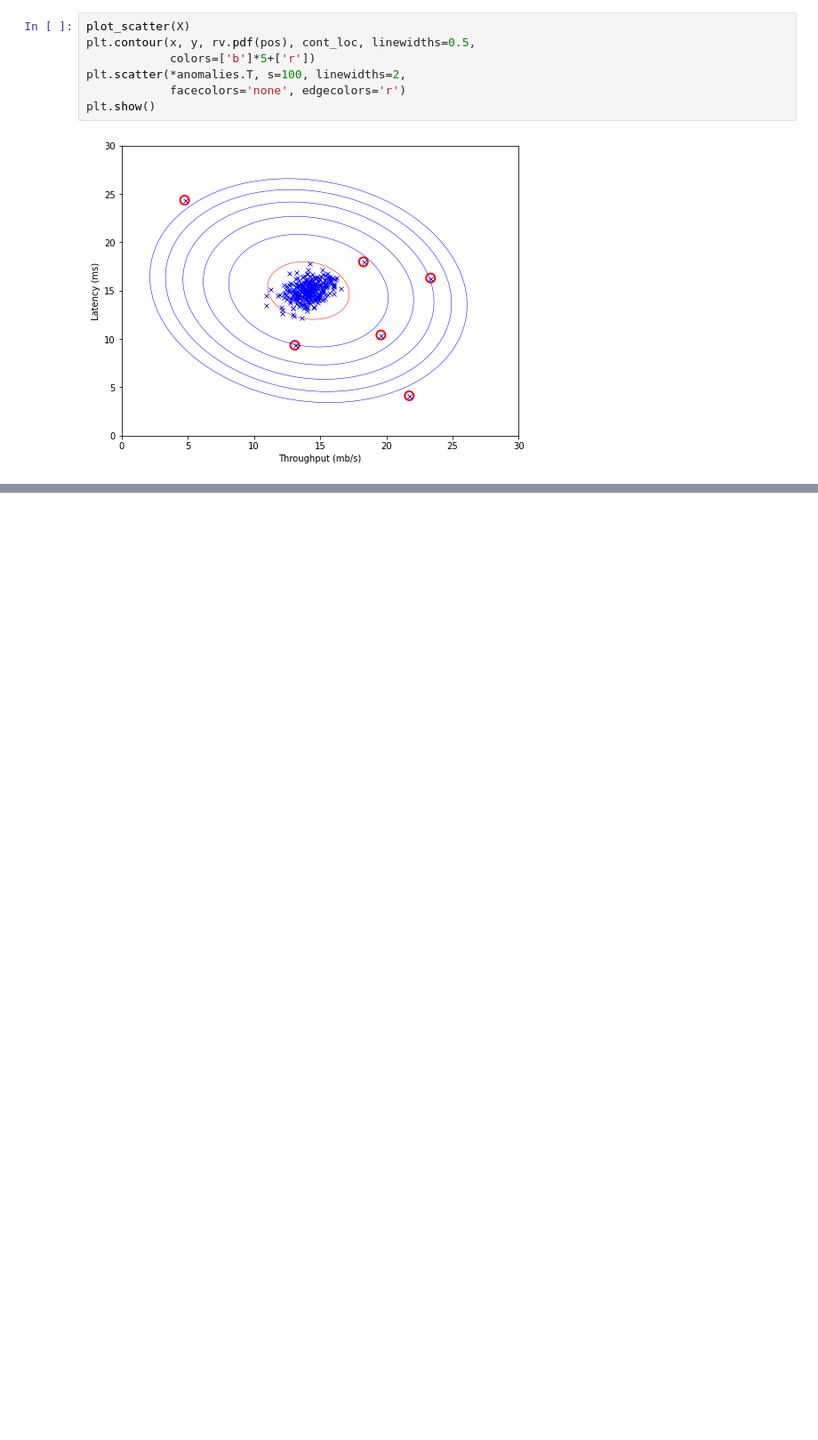
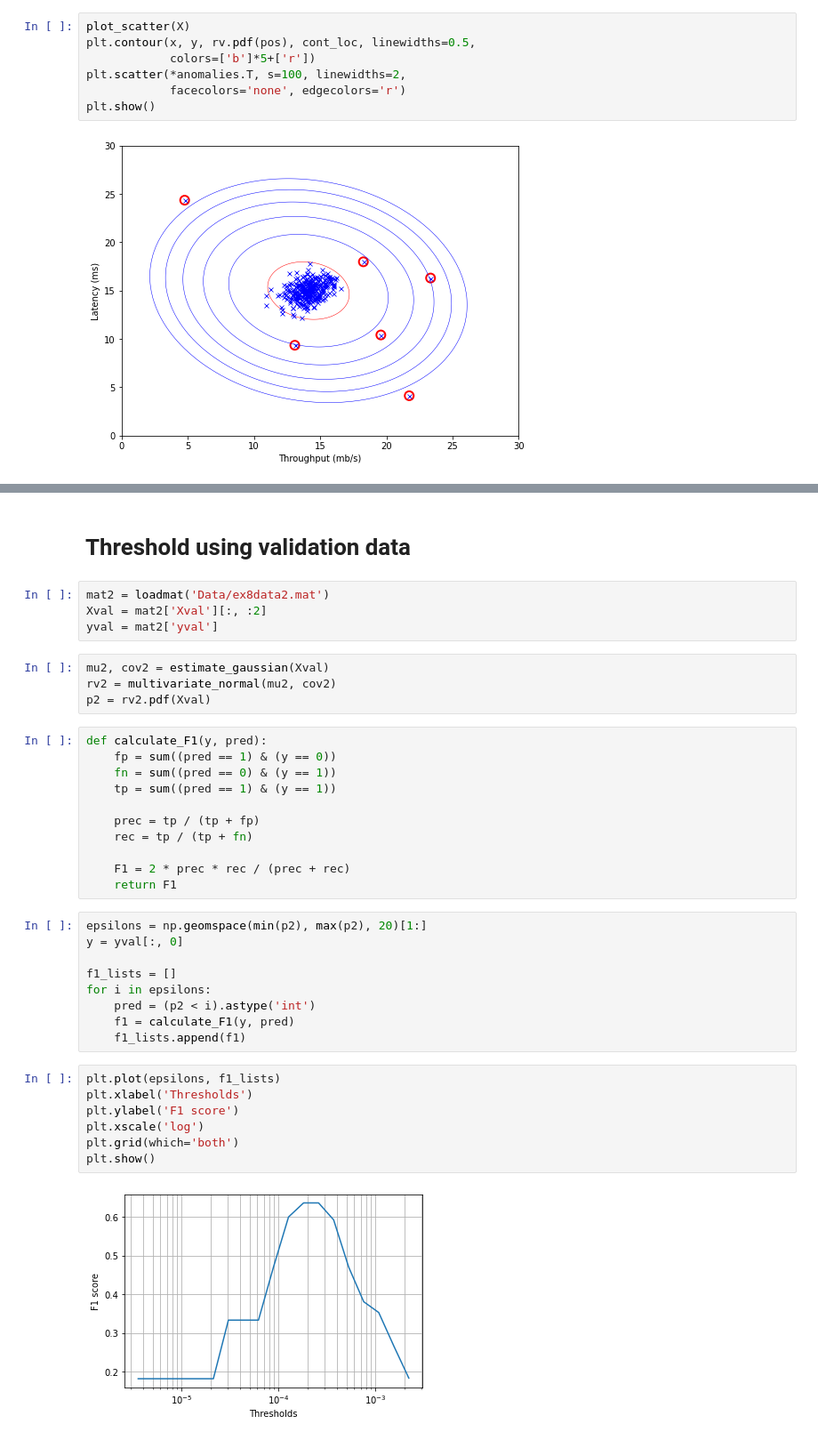
Before and after one commit to roshankoirala/Machine_learning-, a Jupyter notebook: 12. Anomaly Detection .ipynb, the cells around one changed output, grey strips where cells are left out. Shown: that part at 89% size. Saved outputs shown, nothing was run; the diff lists cells and outputs as text; blank space fills up the shorter version.

```diff
--- a/12. Anomaly Detection .ipynb
+++ b/12. Anomaly Detection .ipynb
@@ -60,0 +63,39 @@ def select_threshold(y_val, p_val):
+# %% [markdown]
+# Threshold using validation data
+# %%
+mat2 = loadmat('Data/ex8data2.mat')
+Xval = mat2['Xval'][:, :2]
+yval = mat2['yval']
+# %%
+mu2, cov2 = estimate_gaussian(Xval)
+rv2 = multivariate_normal(mu2, cov2)
+p2 = rv2.pdf(Xval)
+# %%
+def calculate_F1(y, pred):
+    fp = sum((pred == 1) & (y == 0))
+    fn = sum((pred == 0) & (y == 1))
+    tp = sum((pred == 1) & (y == 1))
+
+    prec = tp / (tp + fp)
+    rec = tp / (tp + fn)
+
+    F1 = 2 * prec * rec / (prec + rec)
+    return F1
+# %%
+epsilons = np.geomspace(min(p2), max(p2), 20)[1:]
+y = yval[:, 0]
+
+f1_lists = []
+for i in epsilons:
+    pred = (p2 < i).astype('int')
+    f1 = calculate_F1(y, pred)
+    f1_lists.append(f1)
+# %%
+plt.plot(epsilons, f1_lists)
+plt.xlabel('Thresholds')
+plt.ylabel('F1 score')
+plt.xscale('log')
+plt.grid(which='both')
+plt.show()
+# %% [output]
+[figure, added]
```
Also changed, not shown: parts of 9 cells of this notebook.
